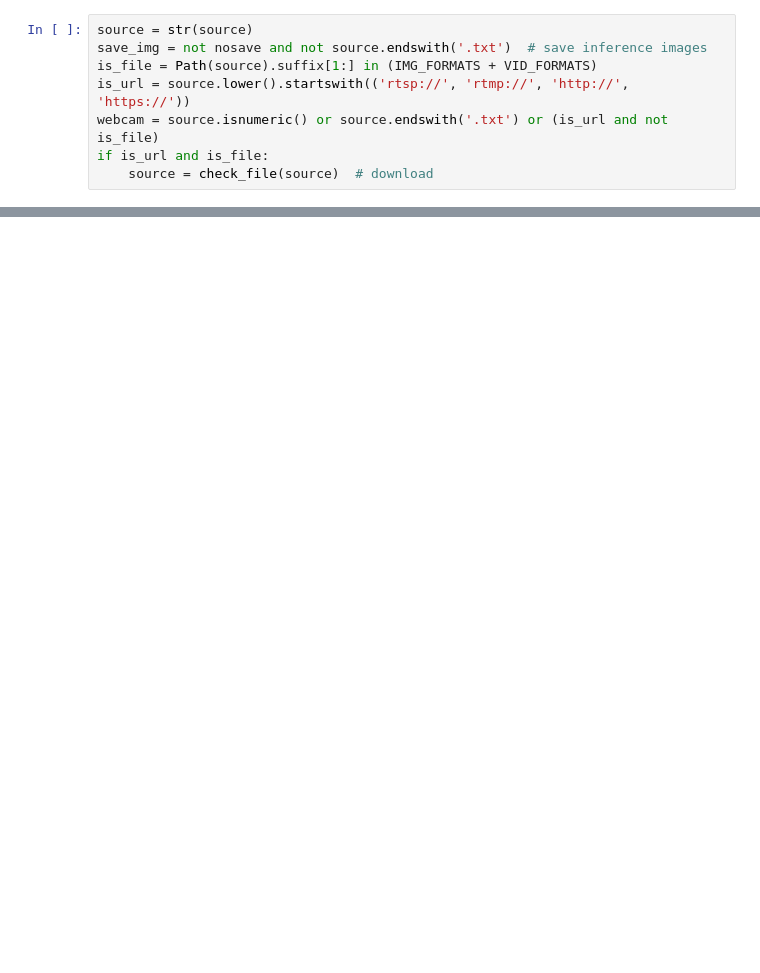
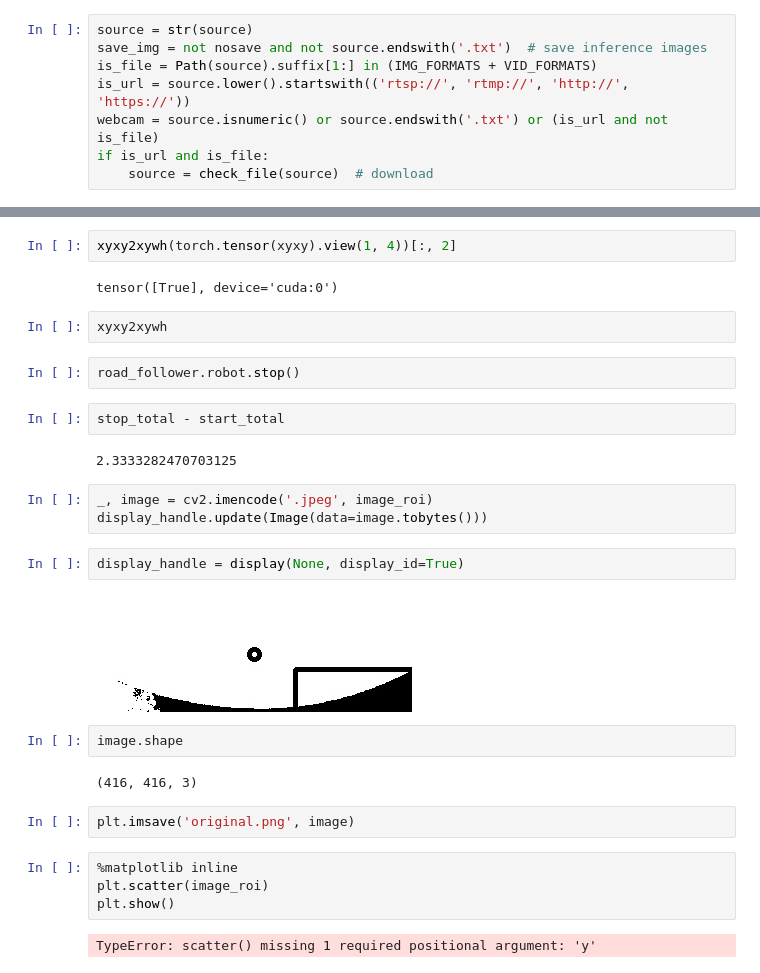
Before and after one commit to RodrigoAk/yolov5, a Jupyter notebook: testing.ipynb, the cells around one changed output, grey strips where cells are left out. Cells and saved outputs as stored; diff of their text form; blank space fills up the shorter version.

```diff
--- a/testing.ipynb
+++ b/testing.ipynb
@@ -297,0 +226,31 @@ cv2.destroyAllWindows()
+# %%
+xyxy2xywh(torch.tensor(xyxy).view(1, 4))[:, 2]
+# %% [output]
+tensor([True], device='cuda:0')
+# %%
+xyxy2xywh
+# %%
+road_follower.robot.stop()
+# %%
+stop_total - start_total
+# %% [output]
+2.3333282470703125
+# %%
+_, image = cv2.imencode('.jpeg', image_roi)
+display_handle.update(Image(data=image.tobytes()))
+# %%
+display_handle = display(None, display_id=True)
+# %% [output]
+[figure, added]
+# %%
+image.shape
+# %% [output]
+(416, 416, 3)
+# %%
+plt.imsave('original.png', image)
+# %%
+%matplotlib inline
+plt.scatter(image_roi)
+plt.show()
+# %% [output]
+TypeError: scatter() missing 1 required positional argument: 'y'
```
Also changed, not shown: parts of 38 cells of this notebook, 2 other files.
